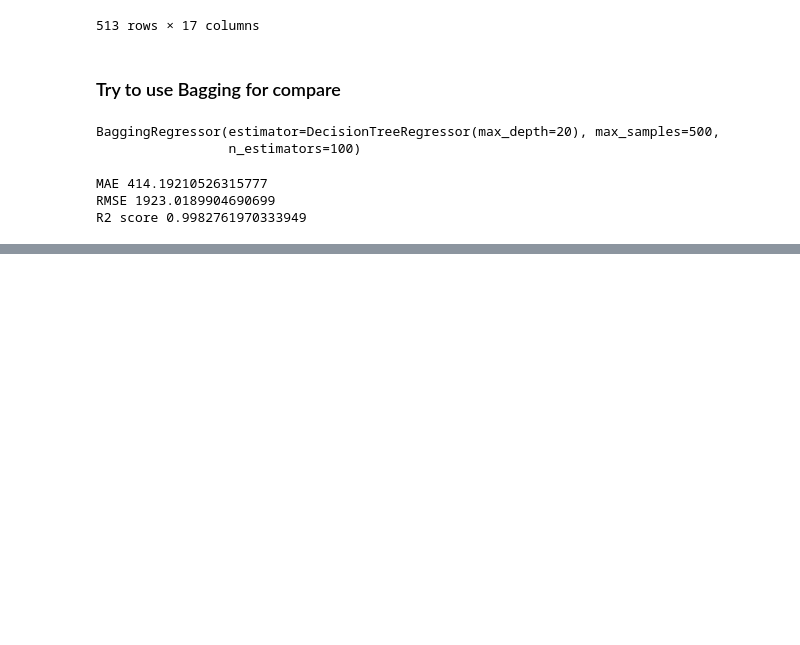
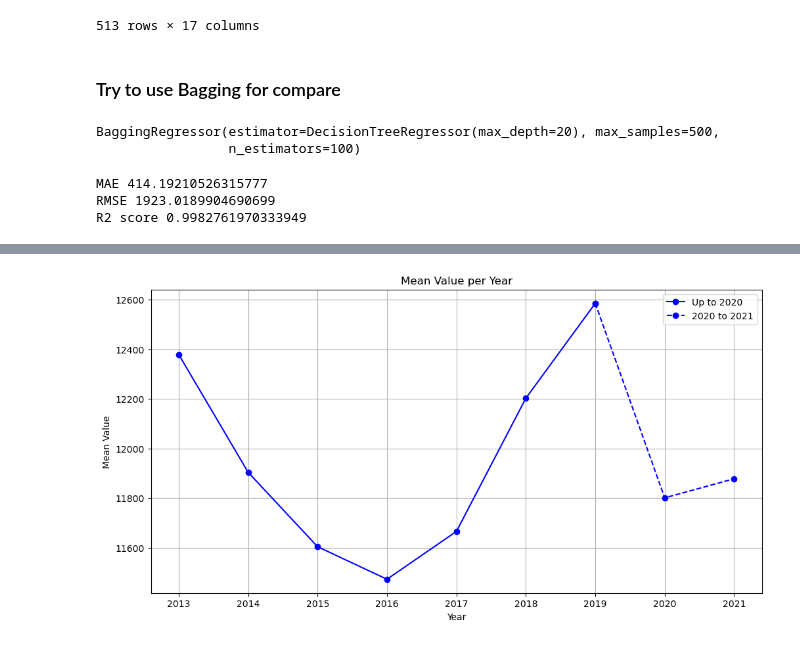
Before and after one commit to ivanalonsom/Project6, a Jupyter notebook: notebooks/main_principal.ipynb, the cells around one changed output, grey strips where cells are left out. Drawn from its saved outputs; the diff is of its cells as text; code cells hidden in the pictures; blank space fills up the shorter version.

```diff
--- a/notebooks/main_principal.ipynb
+++ b/notebooks/main_principal.ipynb
@@ -286,0 +320,24 @@ R2 score 0.9982761970333949
+# %%
+import pandas as pd
+import matplotlib.pyplot as plt
+# Configurar el tamaño del gráfico
+plt.figure(figsize=(12, 6))
+# Calcular el valor medio por año
+mean_values_per_year = df.groupby('year')['value'].mean().reset_index()
+# Dividir los datos en dos partes: hasta 2019 y desde 2019 a 2020
+years_up_to_2019 = mean_values_per_year[mean_values_per_year['year'] <= 2019]
+years_2019_to_2020 = mean_values_per_year[(mean_values_per_year['year'] >= 2019) & (mean_values_per_year['year'] <= 2021)]
+# Graficar los datos hasta 2019 con línea sólida
+plt.plot(years_up_to_2019['year'], years_up_to_2019['value'], marker='o', linestyle='-', color='b', label='Up to 2020')
+# Graficar los datos de 2019 a 2020 con línea de puntos
+plt.plot(years_2019_to_2020['year'], years_2019_to_2020['value'], marker='o', linestyle='--', color='b', label='2020 to 2021')
+# Configurar etiquetas y título
+plt.xlabel('Year')
+plt.ylabel('Mean Value')
+plt.title('Mean Value per Year')
+plt.grid(True)
+plt.legend()
+# Mostrar el gráfico
+plt.show()
+# %% [output]
+[figure, added]
```
Also changed, not shown: parts of 7 cells of this notebook, 1 other file.
